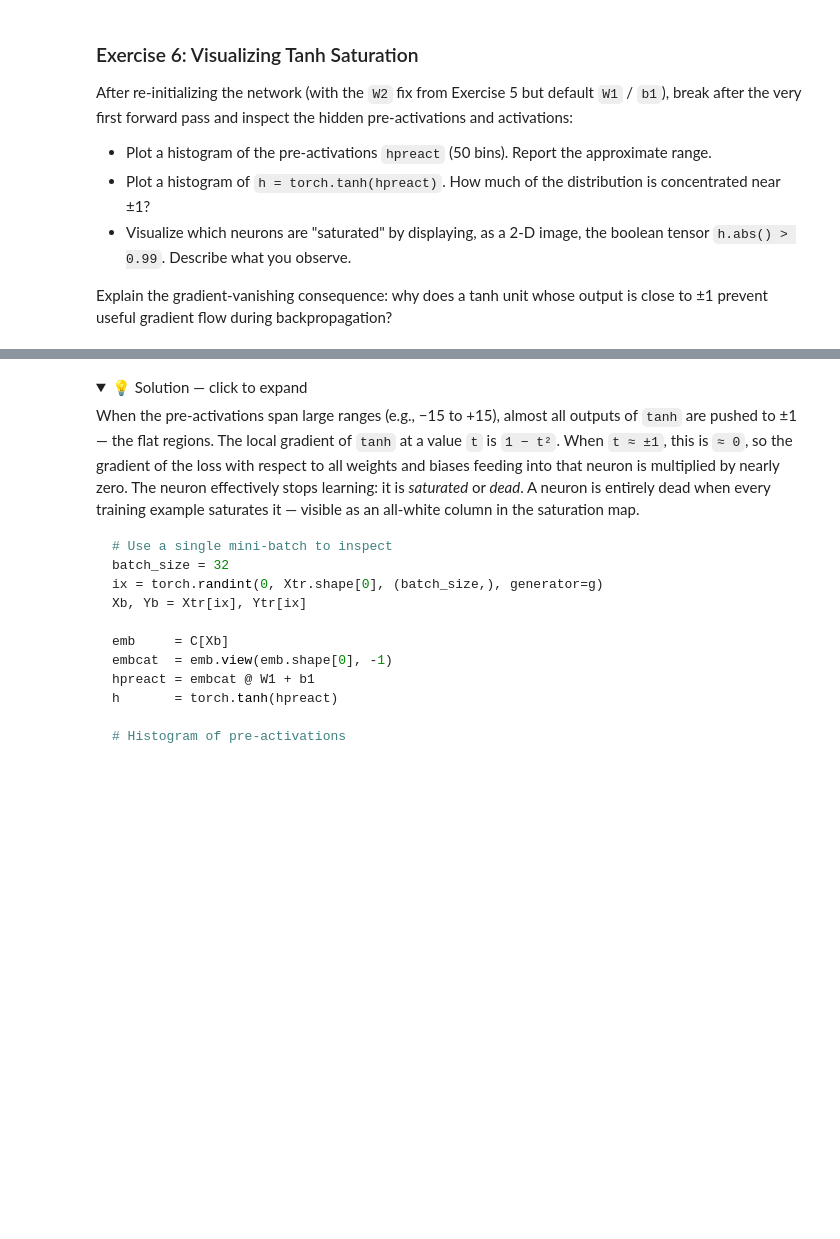
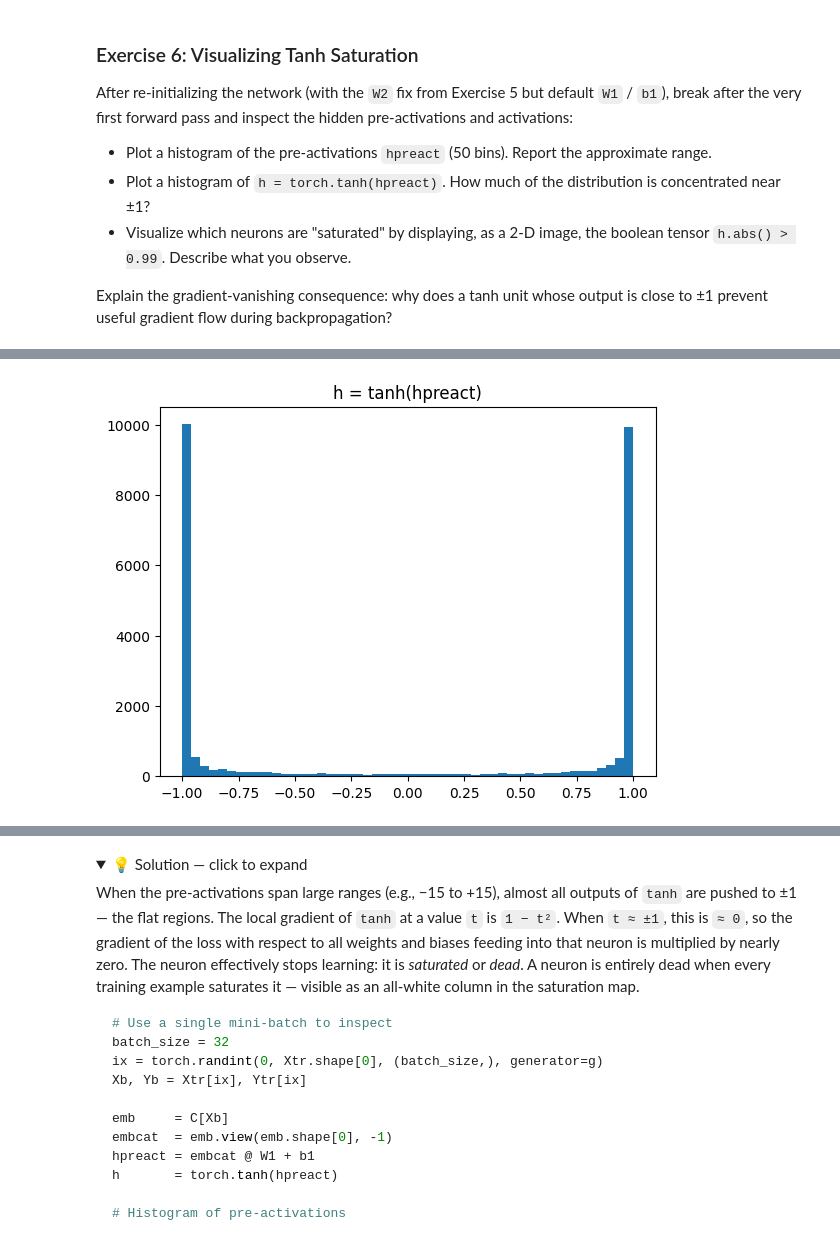
Before and after one commit to talithafaustino/nn-zero-to-hero, a Jupyter notebook: lectures/exercises/bn.ipynb, the cells around one changed output, grey strips where cells are left out. Drawn from its saved outputs; the diff is of its cells as text; code cells hidden in the pictures; folded sections open; blank space fills up the shorter version.

```diff
--- a/lectures/exercises/bn.ipynb
+++ b/lectures/exercises/bn.ipynb
@@ -421,0 +474,4 @@ Explain the gradient-vanishing consequence: why does a tanh unit whose output is
+# %%
+plt.hist(h.view(-1).tolist(), 50); plt.title('h = tanh(hpreact)'); plt.show()
+# %% [output]
+[figure, added]
```
Also changed, not shown: parts of 32 cells of this notebook, 3 other files.
